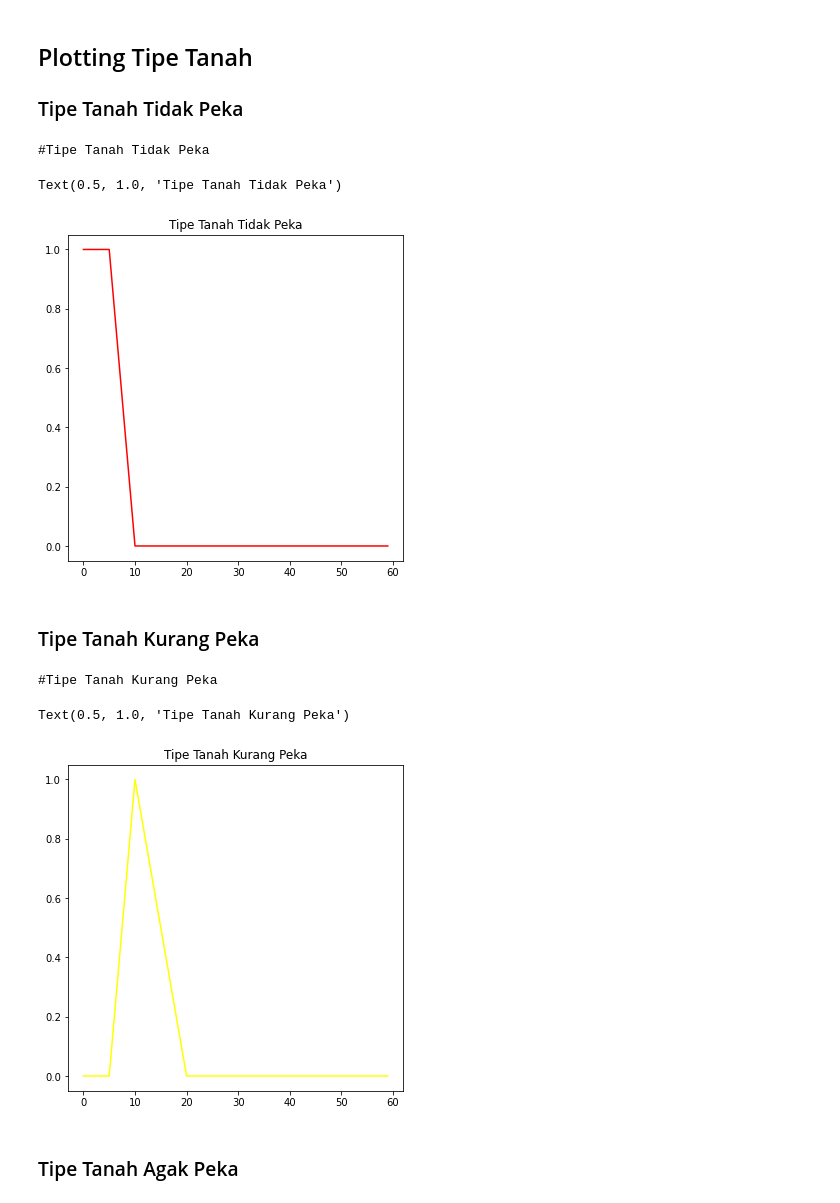
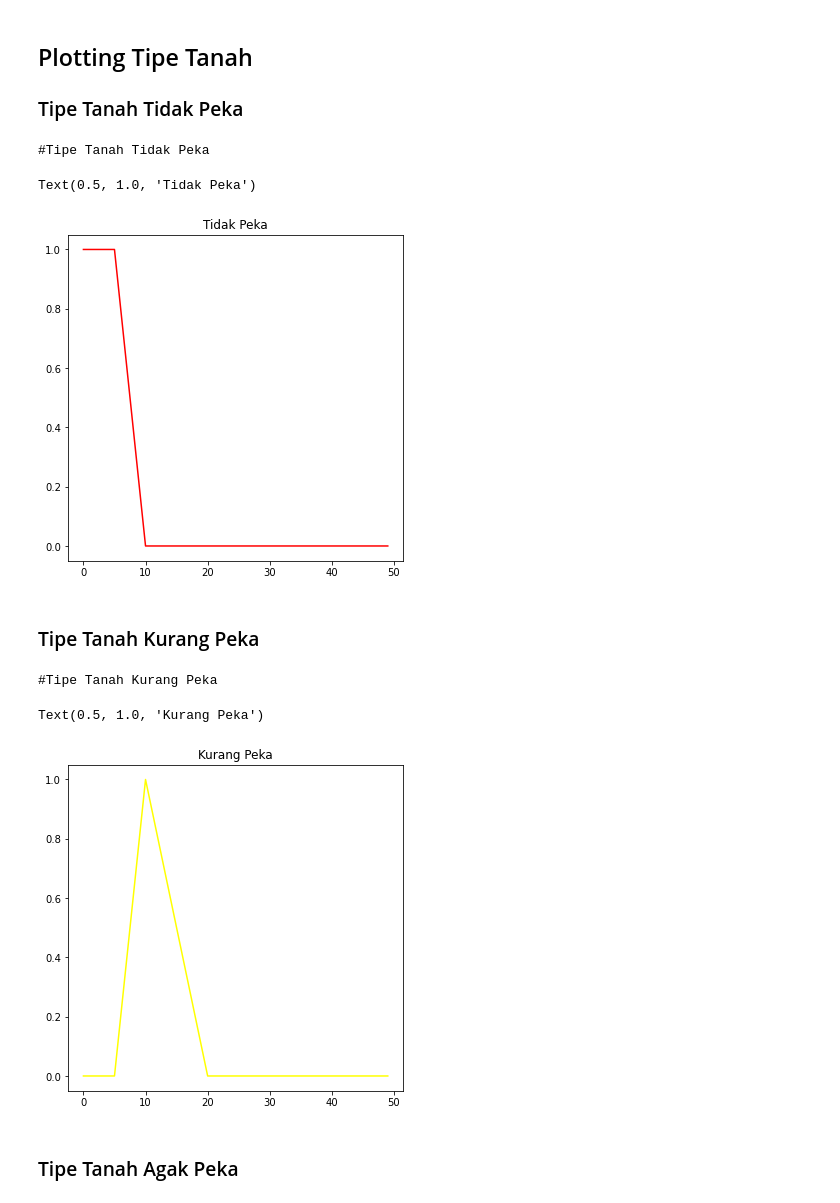
Before and after one commit to Bariq09/Penentuan-Kerawana-Longsor, a Jupyter notebook: proyek AI.ipynb, the cells around one changed output. Drawn from its saved outputs; the diff is of its cells as text; code cells hidden in the pictures.

```diff
--- a/proyek AI.ipynb
+++ b/proyek AI.ipynb
@@ -384,8 +464,8 @@ Agak Peka 20 -30
 
 Peka < 40
 # %%
-land_type = ctrl.Antecedent(np.arange(0,60,1),'Tipe Tanah')
-type_x = np.arange(0,60,1)
+land_type = ctrl.Antecedent(np.arange(0,50,1),'land_type')
+type_x = np.arange(0,50,1)
 # %%
 land_type["Tidak Peka"] = fuzz.trapmf(land_type.universe,[0,0,5,10])
 land_type["Kurang Peka"] = fuzz.trimf(land_type.universe,[5,10,20])
@@ -400,24 +480,24 @@ print('#Tipe Tanah Tidak Peka')
 land_not_sensitive = fuzz.trapmf(type_x,[0,0,5,10])
 fig, (ax0) = plt.subplots(nrows=1, figsize=(6,6))
 ax0.plot(type_x, land_not_sensitive, 'red')
-ax0.set_title('Tipe Tanah Tidak Peka')
+ax0.set_title('Tidak Peka')
 # %% [output]
 #Tipe Tanah Tidak Peka
-Text(0.5, 1.0, 'Tipe Tanah Tidak Peka')
+Text(0.5, 1.0, 'Tidak Peka')
-[figure, old version]
+[figure, new version]
 # %% [markdown]
 ### Tipe Tanah Kurang Peka
 # %%
 #Tipe Tanah Kurang Peka
 print('#Tipe Tanah Kurang Peka')
 land_less_sensitive = fuzz.trimf(type_x,[5,10,20])
 fig, (ax0) = plt.subplots(nrows=1, figsize=(6,6))
 ax0.plot(type_x, land_less_sensitive, 'yellow')
-ax0.set_title('Tipe Tanah Kurang Peka')
+ax0.set_title('Kurang Peka')
 # %% [output]
 #Tipe Tanah Kurang Peka
-Text(0.5, 1.0, 'Tipe Tanah Kurang Peka')
+Text(0.5, 1.0, 'Kurang Peka')
-[figure, old version]
+[figure, new version]
 # %% [markdown]
 ### Tipe Tanah Agak Peka
 # %%
```
Also changed, not shown: parts of 56 cells of this notebook.
